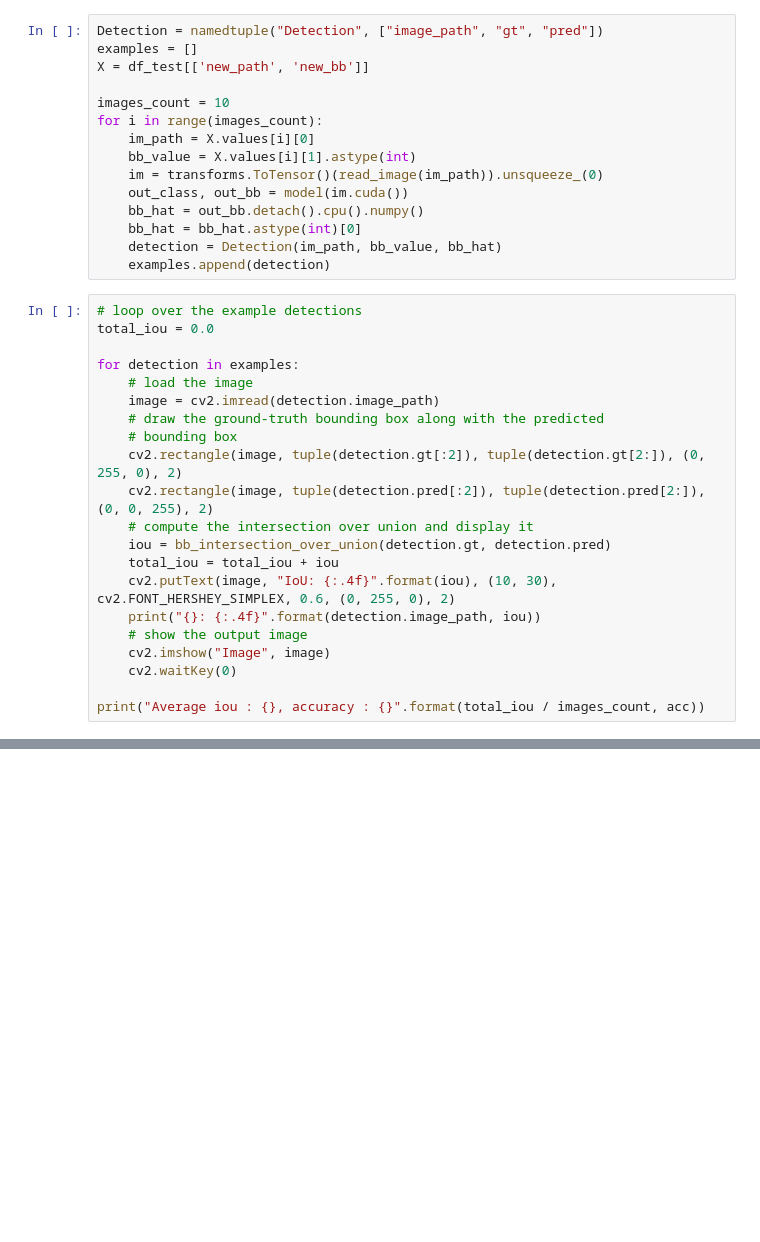
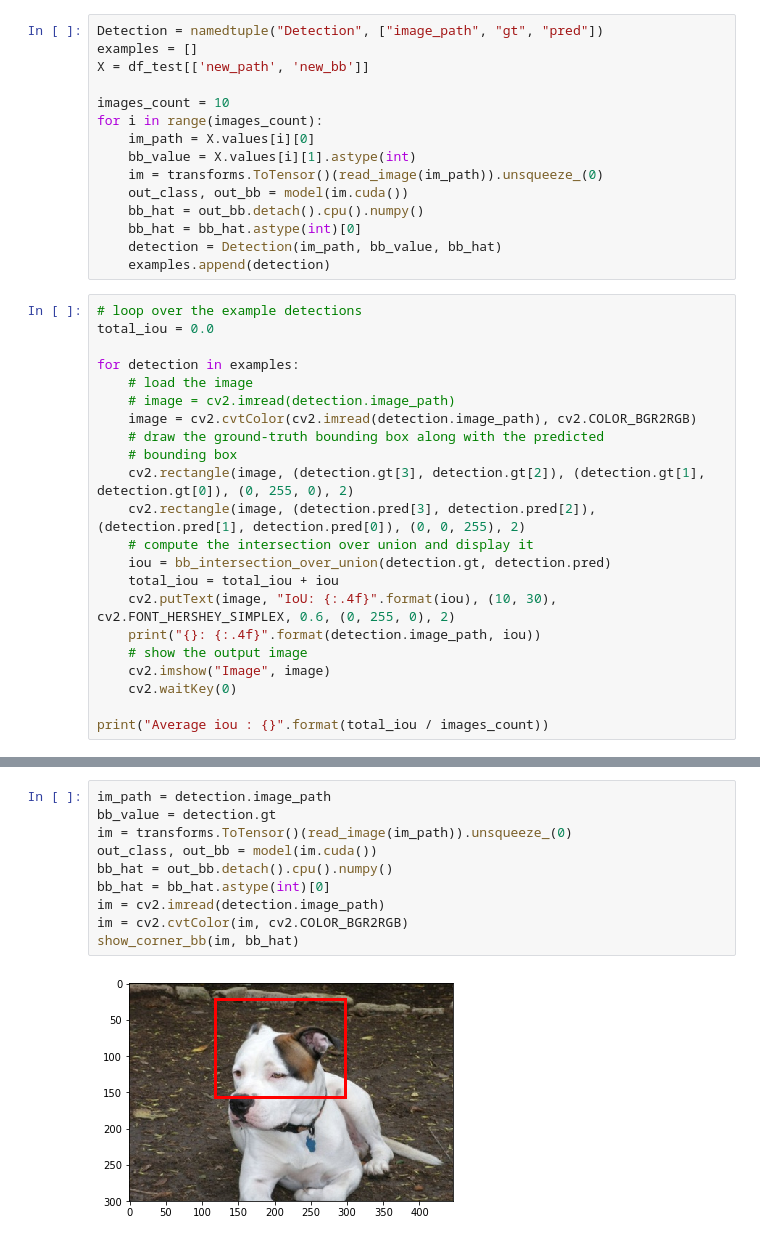
Before and after one commit to onewhosaynope/Neurus, a Jupyter notebook: Models/BBModel Validation.ipynb, the cells around one changed output, grey strips where cells are left out. Saved outputs shown, nothing was run; the diff lists cells and outputs as text; blank space fills up the shorter version.

```diff
--- a/Models/BBModel Validation.ipynb
+++ b/Models/BBModel Validation.ipynb
@@ -290,11 +290,12 @@ total_iou = 0.0
 
 for detection in examples:
     # load the image
-    image = cv2.imread(detection.image_path)
+    # image = cv2.imread(detection.image_path)
+    image = cv2.cvtColor(cv2.imread(detection.image_path), cv2.COLOR_BGR2RGB)
     # draw the ground-truth bounding box along with the predicted
     # bounding box
-    cv2.rectangle(image, tuple(detection.gt[:2]), tuple(detection.gt[2:]), (0, 255, 0), 2)
-    cv2.rectangle(image, tuple(detection.pred[:2]), tuple(detection.pred[2:]), (0, 0, 255), 2)
+    cv2.rectangle(image, (detection.gt[3], detection.gt[2]), (detection.gt[1], detection.gt[0]), (0, 255, 0), 2)
+    cv2.rectangle(image, (detection.pred[3], detection.pred[2]), (detection.pred[1], detection.pred[0]), (0, 0, 255), 2)
     # compute the intersection over union and display it
     iou = bb_intersection_over_union(detection.gt, detection.pred)
     total_iou = total_iou + iou
@@ -304,5 +305,5 @@ for detection in examples:
     cv2.imshow("Image", image)
     cv2.waitKey(0)
 
-print("Average iou : {}, accuracy : {}".format(total_iou / images_count, acc))
+print("Average iou : {}".format(total_iou / images_count))
 # %% [output]
@@ -319,0 +330,12 @@ print("Average iou : {}, accuracy : {}".format(total_iou / images_count, acc))
+# %%
+im_path = detection.image_path
+bb_value = detection.gt
+im = transforms.ToTensor()(read_image(im_path)).unsqueeze_(0)
+out_class, out_bb = model(im.cuda())
+bb_hat = out_bb.detach().cpu().numpy()
+bb_hat = bb_hat.astype(int)[0]
+im = cv2.imread(detection.image_path)
+im = cv2.cvtColor(im, cv2.COLOR_BGR2RGB)
+show_corner_bb(im, bb_hat)
+# %% [output]
+[figure, added]
```
Also changed, not shown: parts of 10 cells of this notebook, 2 other files.
